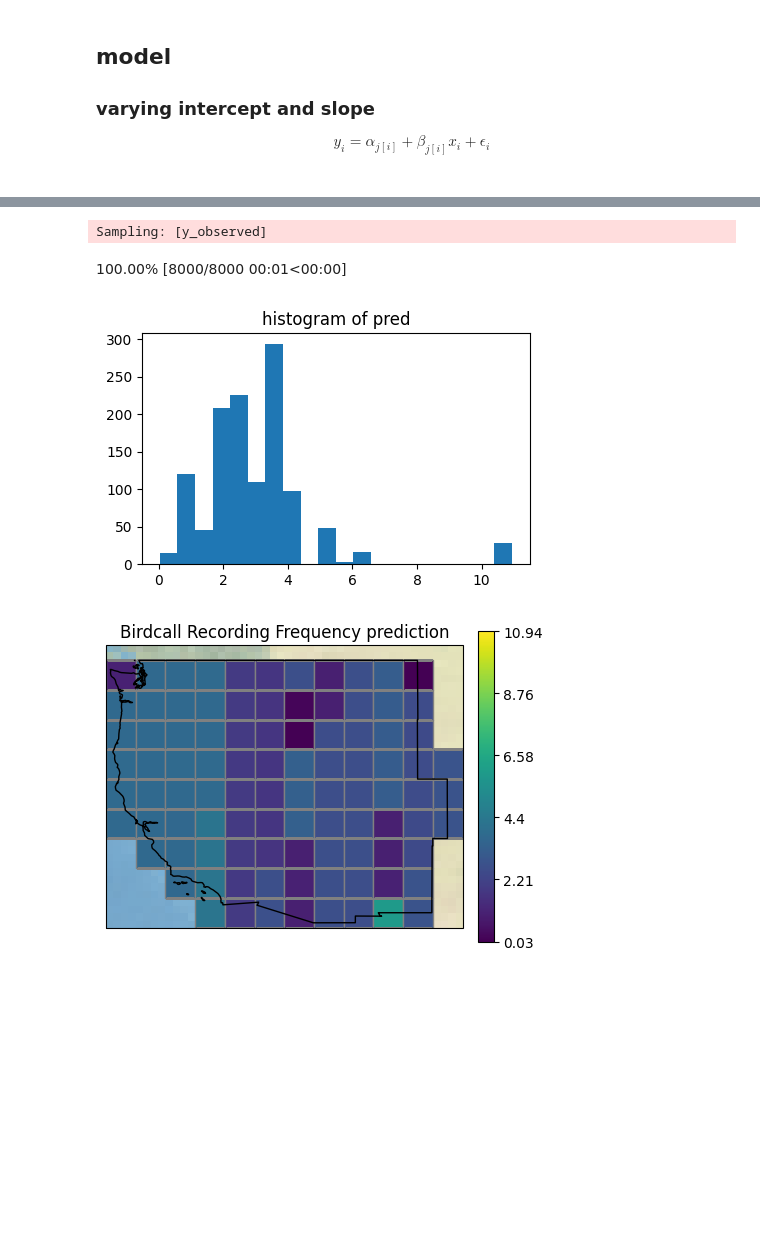
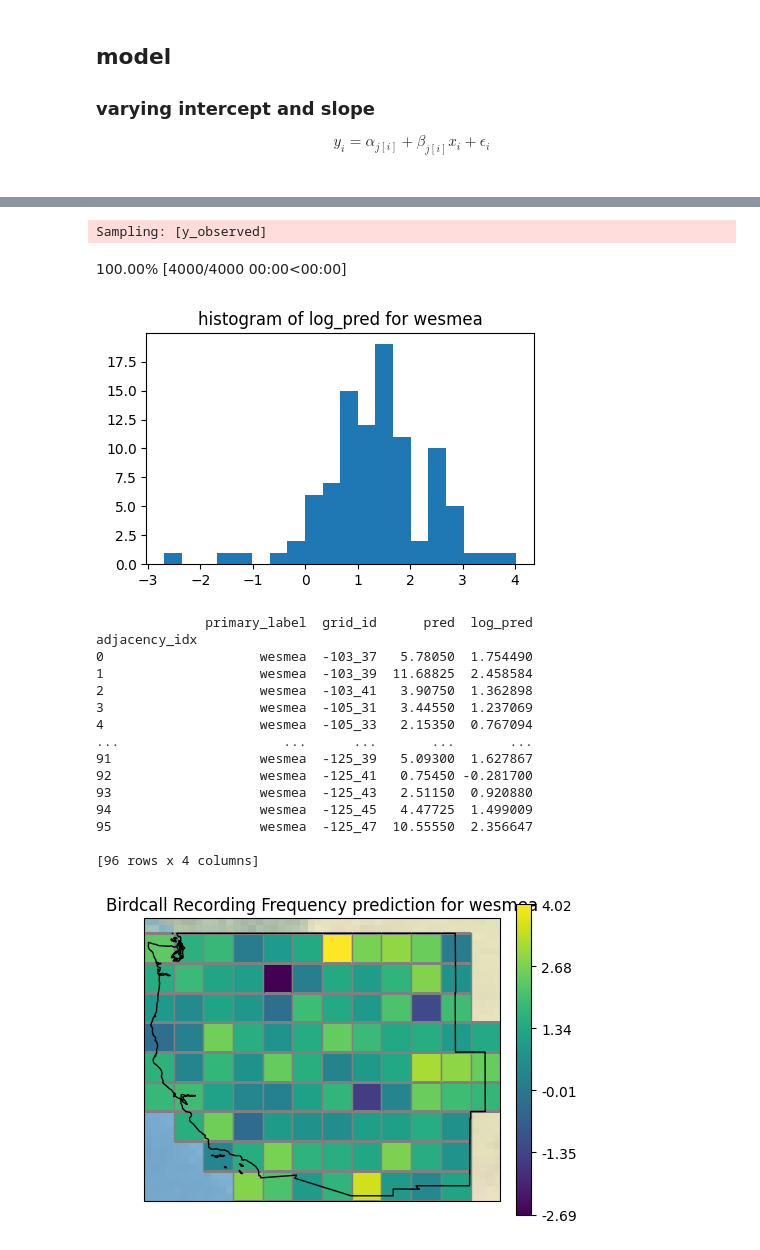
Before and after one commit to acmiyaguchi/iyse4620-birdcall-distributions, a Jupyter notebook: notebooks/2022-11-27-more-modeling.ipynb, the cells around one changed output, grey strips where cells are left out. Drawn from its saved outputs; the diff is of its cells as text; code cells hidden in the pictures; blank space fills up the shorter version.

```diff
--- a/notebooks/2022-11-27-more-modeling.ipynb
+++ b/notebooks/2022-11-27-more-modeling.ipynb
@@ -44,7 +44,7 @@ df = df[df.grid.notnull()]
 df["adjacency_idx"] = df.grid_id.apply(lambda x: mapping.get(x, None))
 
 # now modify the species list so we only keep the top n
-n = 10
+n = 5
 top_n = (
     df[["primary_label"]]
     .groupby("primary_label")
@@ -60,9 +60,10 @@ group_cols = ["primary_label", "grid_id"]
 counts_df = df[group_cols].groupby(group_cols).value_counts().reset_index()
 counts_df.columns = group_cols + ["y"]
 
-prep_df = counts_df.merge(
-    ee_df.rename(columns={"name": "grid_id"}), on="grid_id", how="outer"
+ee_with_species = ee_df.rename(columns={"name": "grid_id"}).merge(
+    pd.DataFrame({"primary_label": df.primary_label.unique()}), how="cross"
 )
+prep_df = counts_df.merge(ee_with_species, on=["grid_id", "primary_label"], how="outer")
 prep_df["adjacency_idx"] = prep_df.grid_id.apply(lambda x: mapping.get(x, None))
 prep_df = prep_df.set_index("adjacency_idx").sort_index()
 prep_df
@@ -103,19 +104,21 @@ def plot_species(df, species, prop="y"):
     plt.show()
 
 
-def plot_ppc(prep_df, ppc, prop="log_pred"):
+def plot_ppc(prep_df, ppc, species, prop="log_pred"):
+    pred_df = prep_df.copy()
     shape = prep_df.shape
-    pred = ppc.posterior_predictive.y.values.reshape(-1, shape[0]).mean(axis=0)
-    pred_df = pd.DataFrame({"pred": pred})
-    pred_df["adjacency_idx"] = pred_df.index
-    pred_df = pred_df.set_index("adjacency_idx").join(prep_df[["grid_id"]])
-    # log prediction
+    pred_df["pred"] = ppc.posterior_predictive.y.values.reshape(-1, shape[0]).mean(
+        axis=0
+    )
     pred_df["log_pred"] = np.log(pred_df.pred)
+    pred_df = pred_df[prep_df.primary_label == species]
 
     plt.figure(figsize=(5, 3))
     plt.hist(pred_df[prop], bins=20)
-    plt.title(f"histogram of {prop}")
+    plt.title(f"histogram of {prop} for {species}")
     plt.show()
+
+    print(pred_df[["primary_label", "grid_id", "pred", "log_pred"]])
 
     # plot the posterior predictive
     plot_grid(
@@ -128,7 +131,7 @@ def plot_ppc(prep_df, ppc, prop="log_pred"):
         draw_gridline=False,
         figsize=(5, 7),
     )
-    plt.title("Birdcall Recording Frequency prediction")
+    plt.title(f"Birdcall Recording Frequency prediction for {species}")
     plt.show()
 
 
@@ -237,7 +218,5 @@ AssertionError: Could not broadcast dimensions
 # %%
 with full_model:
-    # trace_full = pm.sample(1000, target_accept=0.9)
-    trace_full = pm.sample(10, tune=10, target_accept=0.9)
-
-az.summary(trace_full, kind="stats", var_names=["~phi", "~y"])
+    trace_full = pm.sample(1000, target_accept=0.9)
+    # trace_full = pm.sample(10, tune=10, target_accept=0.9)
 # %% [output]
@@ -272,10 +245,25 @@ az.summary(trace_full, kind="stats", var_names=["~phi", "~y"])
 # %%
 with full_model:
     ppc_full = pm.sample_posterior_predictive(trace_full)
 
-plot_ppc(prep_df, ppc_full, "pred")
+plot_ppc(prep_df, ppc_full, "wesmea", "log_pred")
 # %% [output]
 Sampling: [y_observed]
-100.00% [8000/8000 00:01<00:00]
+100.00% [4000/4000 00:00<00:00]
-[figure, old version]
+[figure, new version]
+              primary_label  grid_id      pred  log_pred
+adjacency_idx
+0                    wesmea  -103_37   5.78050  1.754490
+1                    wesmea  -103_39  11.68825  2.458584
+2                    wesmea  -103_41   3.90750  1.362898
+3                    wesmea  -105_31   3.44550  1.237069
+4                    wesmea  -105_33   2.15350  0.767094
+...                     ...      ...       ...       ...
+91                   wesmea  -125_39   5.09300  1.627867
+92                   wesmea  -125_41   0.75450 -0.281700
+93                   wesmea  -125_43   2.51150  0.920880
+94                   wesmea  -125_45   4.47725  1.499009
+95                   wesmea  -125_47  10.55550  2.356647
+
+[96 rows x 4 columns]
-[figure, old version]
+[figure, new version]
```
Also changed, not shown: parts of 7 cells of this notebook.
